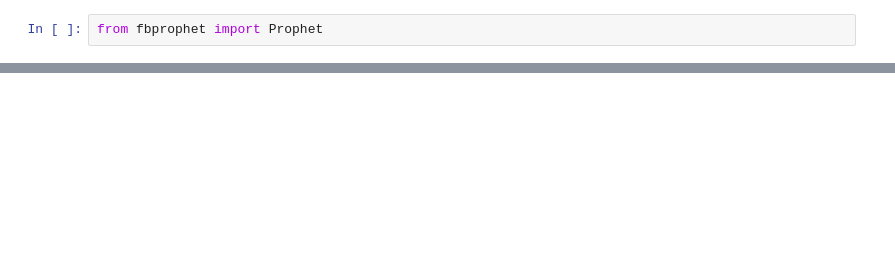
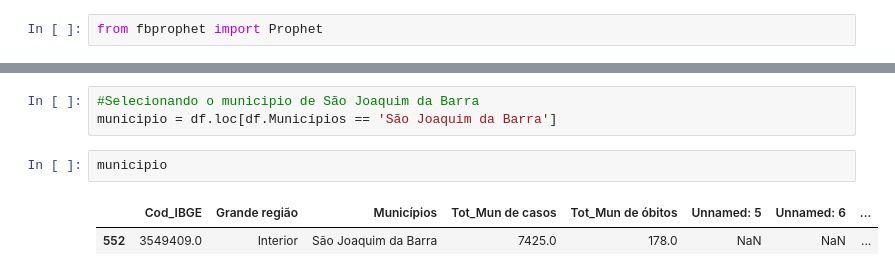
Before and after one commit to robson-tazinaffo/ciencia-dados-python, a Jupyter notebook: modulo2/Desafio3/analise_covid19.ipynb, the cells around one changed output, grey strips where cells are left out. Drawn from its saved outputs; the diff is of its cells as text; blank space fills up the shorter version.

```diff
--- a/modulo2/Desafio3/analise_covid19.ipynb
+++ b/modulo2/Desafio3/analise_covid19.ipynb
@@ -401,0 +446,8 @@ fig.show()
+# %%
+#Selecionando o municipio de São Joaquim da Barra
+municipio = df.loc[df.Municípios == 'São Joaquim da Barra']
+# %%
+municipio
+# %% [output]
+|  | Cod_IBGE | Grande região | Municípios | Tot_Mun de casos | Tot_Mun de óbitos | Unnamed: 5 | Unnamed: 6 | ... |
+| 552 | 3549409.0 | Interior | São Joaquim da Barra | 7425.0 | 178.0 | NaN | NaN | ... |
```
Also changed, not shown: parts of 12 cells of this notebook, 30 other files.
